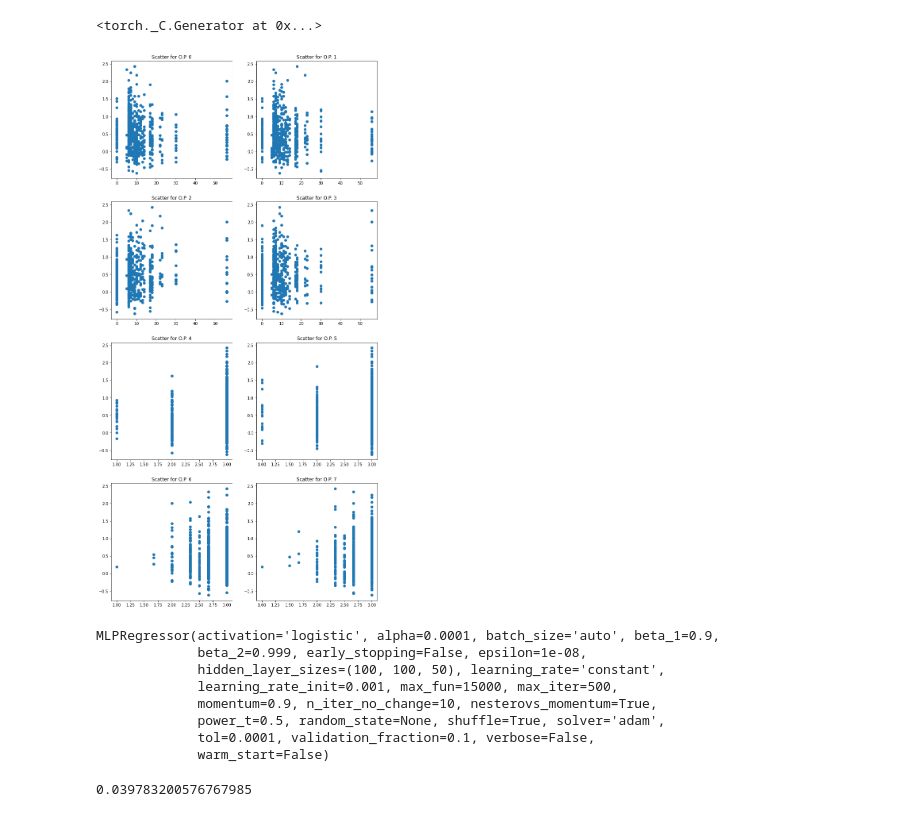
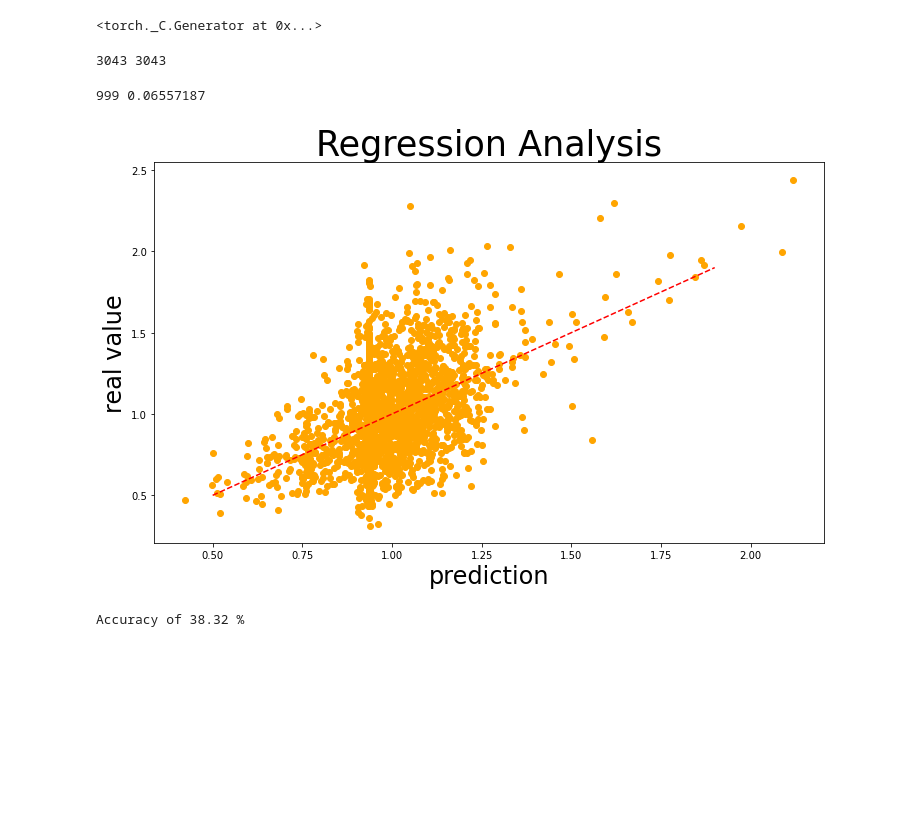
Before and after one commit to Simone7monaco/PatchyParticles, a Jupyter notebook: OrderParameters.ipynb, the cells around one changed output. Drawn from its saved outputs; the diff is of its cells as text; code cells hidden in the pictures; blank space fills up the shorter version.

```diff
--- a/OrderParameters.ipynb
+++ b/OrderParameters.ipynb
@@ -215,6 +246,10 @@ from IPython.display import clear_output
 torch.manual_seed(1)    # reproducible
 # %% [output]
 <torch._C.Generator at 0x...>
+# %%
+X_train, y_train, X_test, y_test=test_train_split(X,y, .2)
+# %% [output]
+3043 3043
 # %%
 #One way to define a network
 net = torch.nn.Sequential(
@@ -233,17 +268,15 @@ optimizer = torch.optim.Adam(net.parameters(), lr=0.01)
 
 loss_func = torch.nn.MSELoss()  # this is our loss function: mean squared error
 # %%
-fig, ax = plt.subplots(figsize=(12,7))
-
 # train the network
 # You can run this cell multiple times, or just change the number of steps.
 # I get decent results after ~10000 steps.
 # Given the current size of the dataset, we may be overfitting...
-for t in range(10000):
+for t in range(1000):
 
-    prediction = net(xtrain)     # input x and predict based on x
+    prediction = net(X_train)     # input x and predict based on x
 
-    loss = loss_func(prediction, ytrain)     # must be (1. nn output, 2. target)
+    loss = loss_func(prediction, y_train)     # must be (1. nn output, 2. target)
 
     #Print loss each cycle to keep track, after clearing the previous print statements
     clear_output(wait=True)
@@ -255,10 +288,5 @@ for t in range(10000):
 
 # plot current status: prediction versus real value
 tt = np.arange(0.5,2., 0.2)
-plt.cla()
-ax.set_title('Regression Analysis', fontsize=35)
-ax.set_xlabel('prediction', fontsize=24)
-ax.set_ylabel('real value', fontsize=24)
-plt.scatter(prediction.data.numpy(), ytrain.data.numpy(), color = "orange")
-# Dashed line is the ideal result
-plt.plot(tt,tt,'r--')
+# %% [output]
+999 0.06557187
@@ -269,18 +292,0 @@ ytrain=ytrain.unsqueeze(1)
-# %%
-fig, axes = plt.subplots(4, 2, figsize=(12,25))
-for i in range(4):
-    for j in range(2):
-        axes[i][j].set_title("Scatter for O.P. %i"%(2*i+j))
-        axes[i][j].scatter(X[:,2*i+j],y)
-plt.show()
-# %% [output]
-[figure, removed]
-# %%
-X_train, X_test, y_train, y_test = train_test_split(X, y, test_size=.2, random_state=1)
-
-#rescale the data
-scaler=StandardScaler()
-scaler.fit(X_train)
-
-X_train = scaler.transform(X_train)
-X_test = scaler.transform(X_test)
@@ -289,17 +293,22 @@ NN1 = MLPRegressor(hidden_layer_sizes=(100,100,50), activation='logistic', max_i
-# %%
-NN1.fit(X_train,y_train) #training
-# %% [output]
-MLPRegressor(activation='logistic', alpha=0.0001, batch_size='auto', beta_1=0.9,
-             beta_2=0.999, early_stopping=False, epsilon=1e-08,
-             hidden_layer_sizes=(100, 100, 50), learning_rate='constant',
-             learning_rate_init=0.001, max_fun=15000, max_iter=500,
-             momentum=0.9, n_iter_no_change=10, nesterovs_momentum=True,
-             power_t=0.5, random_state=None, shuffle=True, solver='adam',
-             tol=0.0001, validation_fraction=0.1, verbose=False,
-             warm_start=False)
-# %%
-y_pred=NN1.predict(X_test)
-print(metric.r2_score(y_test, y_pred))
-#accuracy=metric.accuracy_score(np.array(y_test).flatten(), np.array(y_pred).flatten(), normalize=True)
-# %% [output]
-0.039783200576767985
+# %%
+fig, ax = plt.subplots(figsize=(12,7))
+ax.set_title('Regression Analysis', fontsize=35)
+ax.set_xlabel('prediction', fontsize=24)
+ax.set_ylabel('real value', fontsize=24)
+plt.scatter(prediction.data.numpy(), y_train.data.numpy(), color = "orange")
+# Dashed line is the ideal result
+plt.plot(tt,tt,'r--')
+plt.show()
+# %% [output]
+[figure, added]
+# %%
+net.eval()
+def accuracy(model, X, y, pct_close):
+    n=len(y)
+    n_correct = torch.sum(torch.abs(model(X)-y)<torch.abs(pct_close*y))
+    return n_correct.item()*100./n
+
+acc=accuracy(net, X_test, y_test, .15)
+print("Accuracy of %0.2f %%" % acc)
+# %% [output]
+Accuracy of 38.32 %
```
Also changed, not shown: parts of 10 cells of this notebook.
